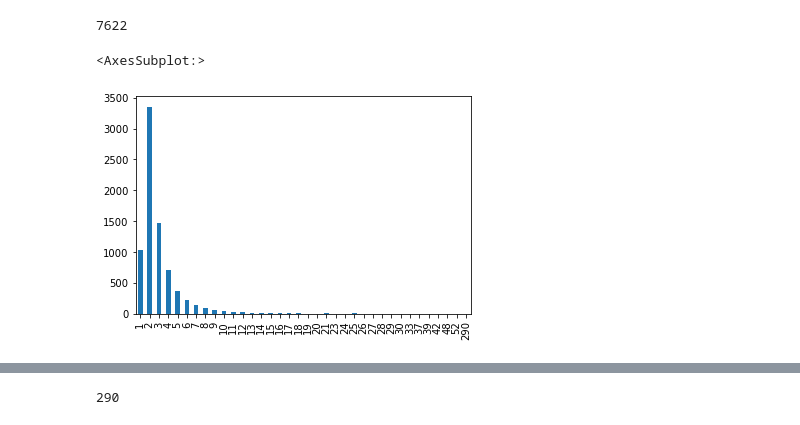
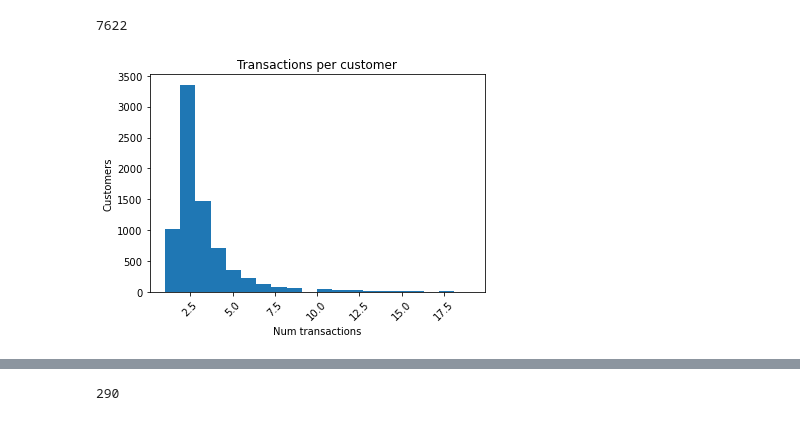
Before and after one commit to jeremypmobley/nonsense, a Jupyter notebook: flagship/flagship_eda.ipynb, the cells around one changed output, grey strips where cells are left out. Drawn from its saved outputs; the diff is of its cells as text; code cells hidden in the pictures.

```diff
--- a/flagship/flagship_eda.ipynb
+++ b/flagship/flagship_eda.ipynb
@@ -314,5 +333,10 @@ transaction_count_distribution = transactions_per_user['transaction_count'].valu
 # %%
-transaction_count_distribution.plot(kind='bar')
+plt.hist(transactions_per_user[transactions_per_user['transaction_count']<20]['transaction_count'],
+         bins=20)
+plt.xlabel('Num transactions')
+plt.ylabel('Customers')
+plt.title('Transactions per customer')
+plt.xticks(rotation=45)
+plt.show()
 # %% [output]
-<AxesSubplot:>
-[figure, old version]
+[figure, new version]
```
Also changed, not shown: parts of 30 cells of this notebook, 1 other file.
